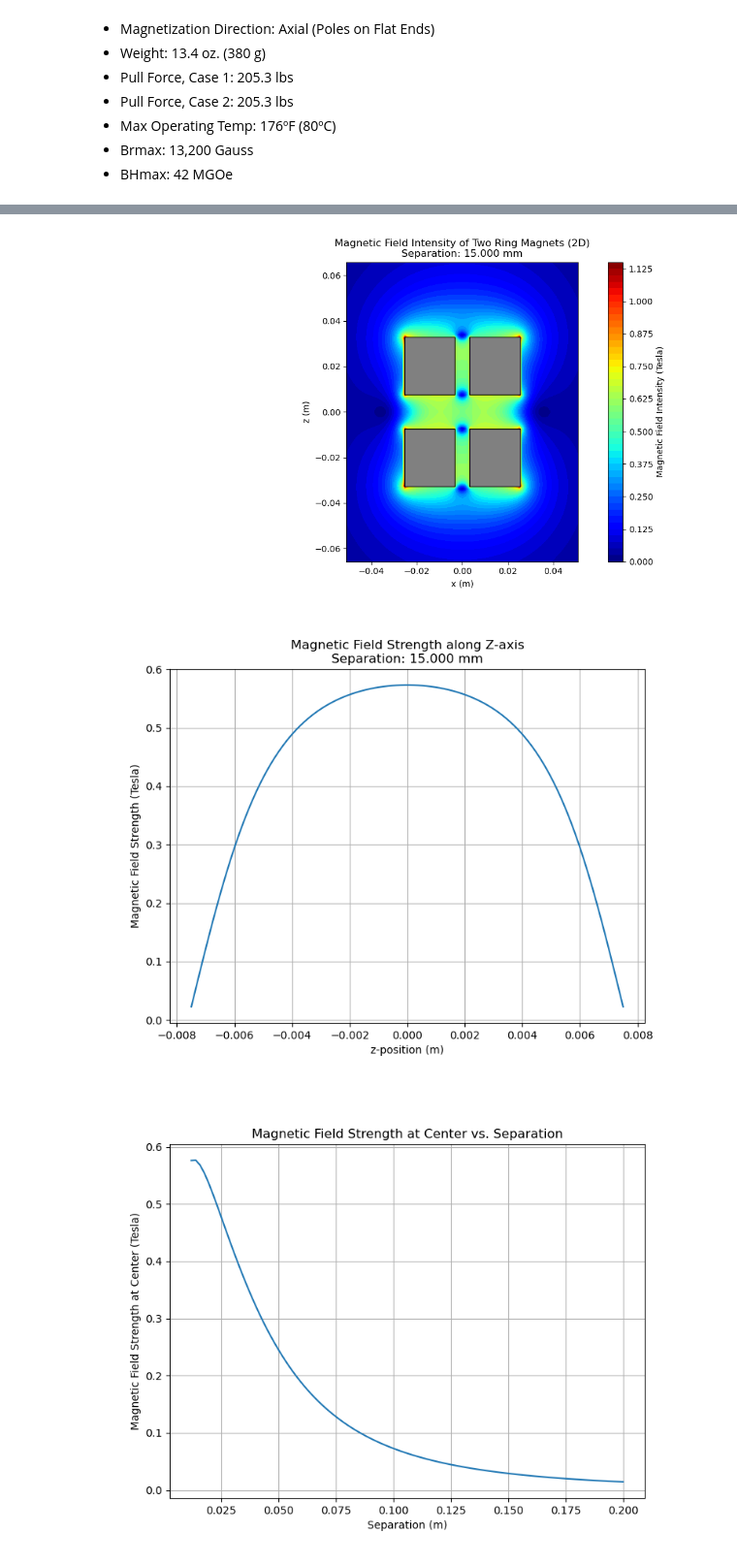
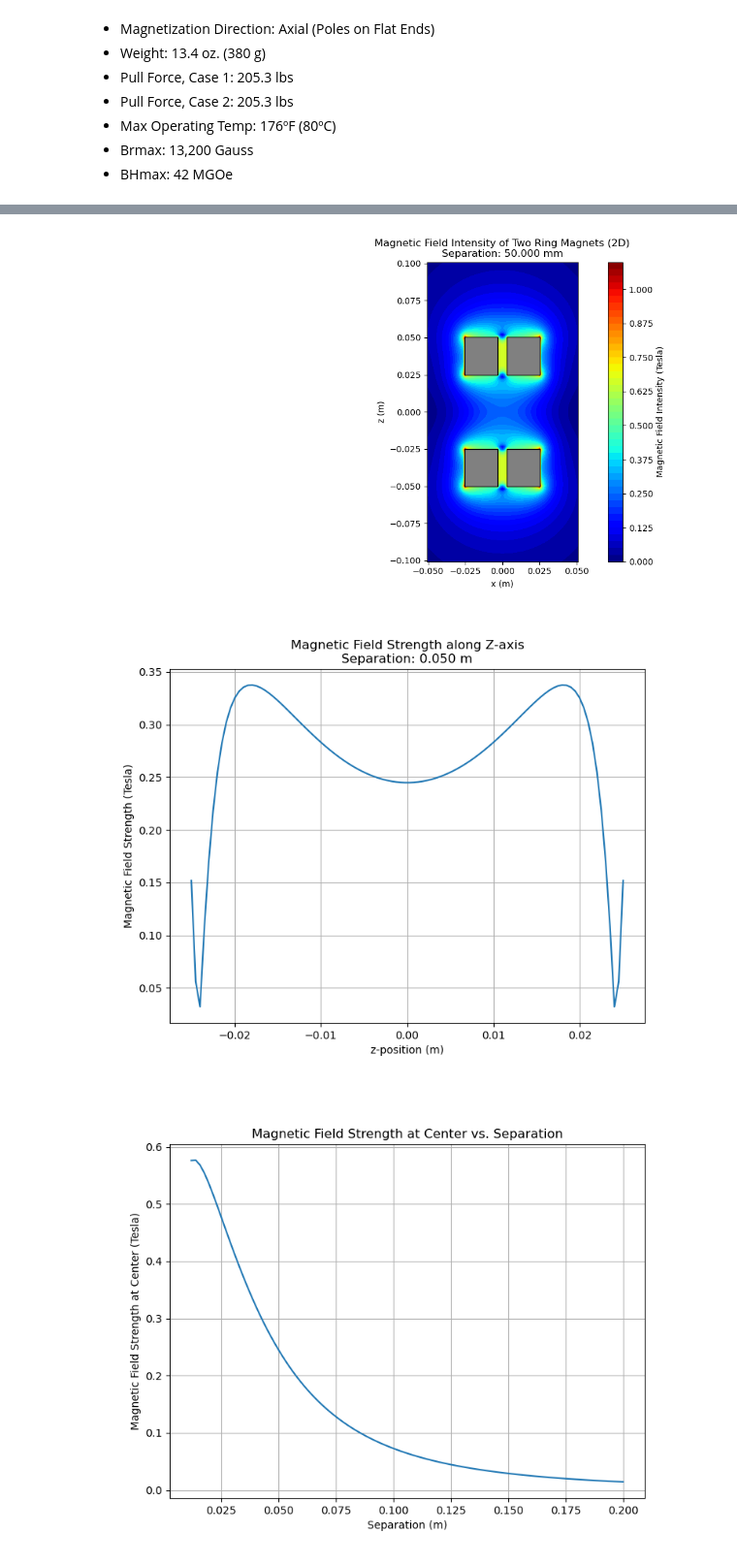
Before and after one commit to mayanddangi/Ring_PM_MagField, a Jupyter notebook: Helmholtz Ring Magnet.ipynb, the cells around one changed output, grey strips where cells are left out. Shown at 97% size. Saved outputs shown, nothing was run; the diff lists cells and outputs as text; code cells hidden in the pictures.

```diff
--- a/Helmholtz Ring Magnet.ipynb
+++ b/Helmholtz Ring Magnet.ipynb
@@ -37,6 +37,8 @@ separation = 0.015  # meters
 ![image-3.png](attachment:image-3.png)
 ![image-4.png](attachment:image-4.png)
 # %%
+separation = 0.050  # meters
+
 # --- Create the Ring Magnets ---
 ring_magnet1 = magpy.magnet.CylinderSegment(position=(0, 0, -separation/2 - THICKNESS/2), dimension=(ID/2,OD/2,THICKNESS,0,360), magnetization=(0, 0, M))
 ring_magnet2 = magpy.magnet.CylinderSegment(position=(0, 0, +separation/2 + THICKNESS/2), dimension=(ID/2,OD/2,THICKNESS,0,360), magnetization=(0, 0, M))
@@ -44,7 +46,7 @@ ring_magnet2 = magpy.magnet.CylinderSegment(position=(0, 0, +separation/2 + THIC
 # Combine the magnets into a single collection
 magnet_system = magpy.Collection(ring_magnet1, ring_magnet2)
 
-separation = 0.015  # meters
+
 
 # --- Define Observation Points for 2D Plot ---
 x = np.linspace(-OD, OD, 100)  # Wider range to include both magnets
@@ -81,36 +83,36 @@ plt.gca().add_patch(rect_outer_left2)
 plt.gca().add_patch(rect_outer_right2)
 
 
 plt.xlabel('x (m)')
 plt.ylabel('z (m)')
 plt.title('Magnetic Field Intensity of Two Ring Magnets (2D)\nSeparation: {:.3f} mm'.format(separation*1000))
 plt.xlim(-OD, OD)
 plt.ylim(-(separation + 2*THICKNESS), (separation + 2*THICKNESS))
 plt.gca().set_aspect('equal', adjustable='box')
 plt.tight_layout()
 plt.savefig('2D_magnetic_field_intensity_separation_{}mm.png'.format(int(separation*1000)), dpi=300)
 plt.show()
 
 
 # --- Define Observation Points along Z-axis ---
 z_positions = np.linspace(-separation/2, separation/2, 100)  # Points between magnets
 obs_pos_z = np.array([(0, 0, z) for z in z_positions])
 
 # --- Calculate Magnetic Field along Z-axis ---
 B_z = magnet_system.getB(obs_pos_z)
 B_magnitude_z = np.linalg.norm(B_z, axis=1)  # Magnitude of B along z-axis
 
 # --- Plot Magnetic Field Strength along Z-axis ---
 plt.figure(figsize=(8, 6))
 plt.plot(z_positions, B_magnitude_z)
 plt.xlabel('z-position (m)')
 plt.ylabel('Magnetic Field Strength (Tesla)')
-plt.title('Magnetic Field Strength along Z-axis\nSeparation: {:.3f} mm'.format(separation*1000))
+plt.title('Magnetic Field Strength along Z-axis\nSeparation: {:.3f} m'.format(separation))
 plt.grid(True)
 plt.show()
 # %% [output]
-[figure, old version]
+[figure, new version]
-[figure, old version]
+[figure, new version]
 # %%
 # --- Separation Range ---
 separations = np.linspace(0.012, 0.20, 100)  # Separations from 1.2cm to 20cm (0.1 to 0.2m)
```
Also changed, not shown: parts of 1 cell of this notebook, 5 other files.
